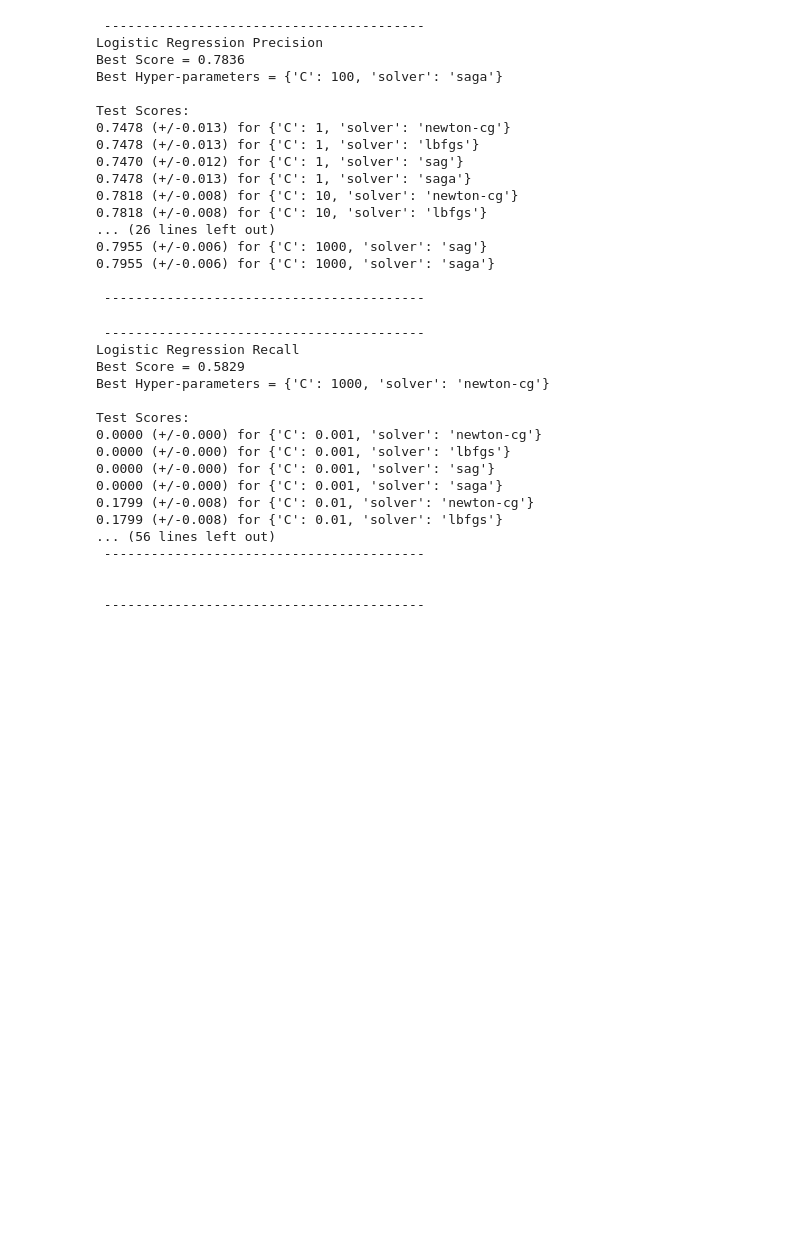
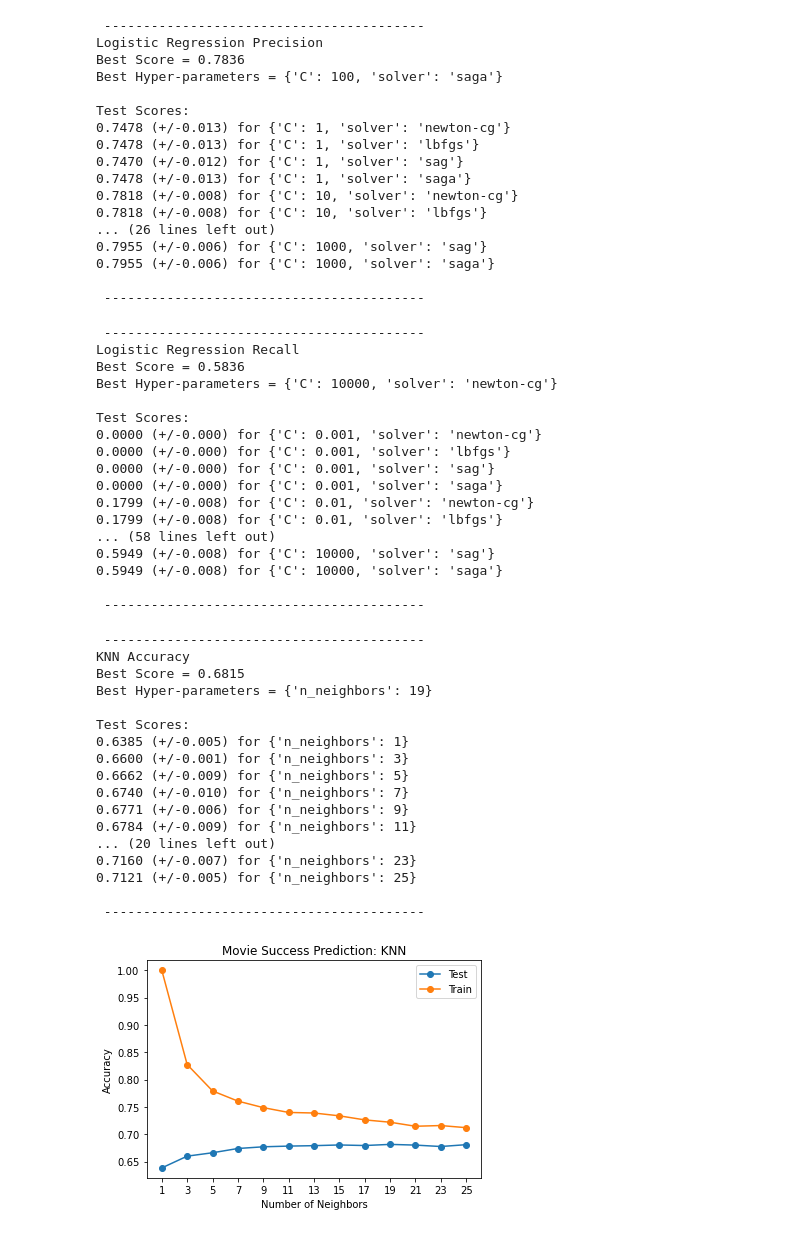
Before and after one commit to Movie-Success-Capstone/Movie-Capstone, a Jupyter notebook: modeling_nick.ipynb, the cells around one changed output. Saved outputs shown, nothing was run; the diff lists cells and outputs as text; code cells hidden in the pictures; blank space fills up the shorter version.

```diff
--- a/modeling_nick.ipynb
+++ b/modeling_nick.ipynb
@@ -343,8 +343,8 @@ Test Scores:
  -----------------------------------------
 # %%
 # Logistic Regression
-logReg = LogisticRegression(max_iter=1000)
-c_list = [0.001, 0.01, 0.1, 1, 10, 100, 1000]
+logReg = LogisticRegression(max_iter=10000)
+c_list = [0.001, 0.01, 0.1, 1, 10, 100, 1000, 10000]
 param_grid = {'C': c_list,
               'solver': ['newton-cg', 'lbfgs', 'sag', 'saga']}
 
@@ -355,12 +355,12 @@ gs = GridSearchCV(estimator=logReg,
                   return_train_score=True)
 gs = gs.fit(X_train, y_train)
 print_cv_results(gs, 'Logistic Regression Recall')
-save_cv_results(gs, 'Logistic Regression Precision', 'Mastersheet')
+#save_cv_results(gs, 'Logistic Regression Recall', 'Mastersheet')
 # %% [output]
  -----------------------------------------
 Logistic Regression Recall
-Best Score = 0.5829
-Best Hyper-parameters = {'C': 1000, 'solver': 'newton-cg'}
+Best Score = 0.5836
+Best Hyper-parameters = {'C': 10000, 'solver': 'newton-cg'}
 
 Test Scores:
 0.0000 (+/-0.000) for {'C': 0.001, 'solver': 'newton-cg'}
@@ -369,8 +369,54 @@ Test Scores:
 0.0000 (+/-0.000) for {'C': 0.001, 'solver': 'saga'}
 0.1799 (+/-0.008) for {'C': 0.01, 'solver': 'newton-cg'}
 0.1799 (+/-0.008) for {'C': 0.01, 'solver': 'lbfgs'}
-... (56 lines left out)
- -----------------------------------------
-
+... (58 lines left out)
+0.5949 (+/-0.008) for {'C': 10000, 'solver': 'sag'}
+0.5949 (+/-0.008) for {'C': 10000, 'solver': 'saga'}
 
  -----------------------------------------
+# %%
+# # KNN
+knn = KNeighborsClassifier()
+k_list = list(range(1, 26, 2))
+param_grid = [{'n_neighbors': k_list}]
+
+gs = GridSearchCV(estimator=knn,
+                  param_grid=param_grid,
+                  scoring='accuracy',
+                  cv=3,
+                  return_train_score=True)
+gs = gs.fit(X_train, y_train)
+print_cv_results(gs, 'KNN Accuracy')
+
+
+test_means = gs.cv_results_['mean_test_score']
+train_means = gs.cv_results_['mean_train_score']
+
+plt.plot(k_list, test_means, marker='o', label='Test')
+plt.plot(k_list, train_means, marker='o', label='Train')
+plt.xticks(k_list)
+
+plt.title('Movie Success Prediction: KNN')
+plt.ylabel('Accuracy')
+plt.xlabel('Number of Neighbors')
+plt.legend()
+plt.show()
+# %% [output]
+ -----------------------------------------
+KNN Accuracy
+Best Score = 0.6815
+Best Hyper-parameters = {'n_neighbors': 19}
+
+Test Scores:
+0.6385 (+/-0.005) for {'n_neighbors': 1}
+0.6600 (+/-0.001) for {'n_neighbors': 3}
+0.6662 (+/-0.009) for {'n_neighbors': 5}
+0.6740 (+/-0.010) for {'n_neighbors': 7}
+0.6771 (+/-0.006) for {'n_neighbors': 9}
+0.6784 (+/-0.009) for {'n_neighbors': 11}
+... (20 lines left out)
+0.7160 (+/-0.007) for {'n_neighbors': 23}
+0.7121 (+/-0.005) for {'n_neighbors': 25}
+
+ -----------------------------------------
+[figure, added]
```
Also changed, not shown: parts of 4 cells of this notebook.
